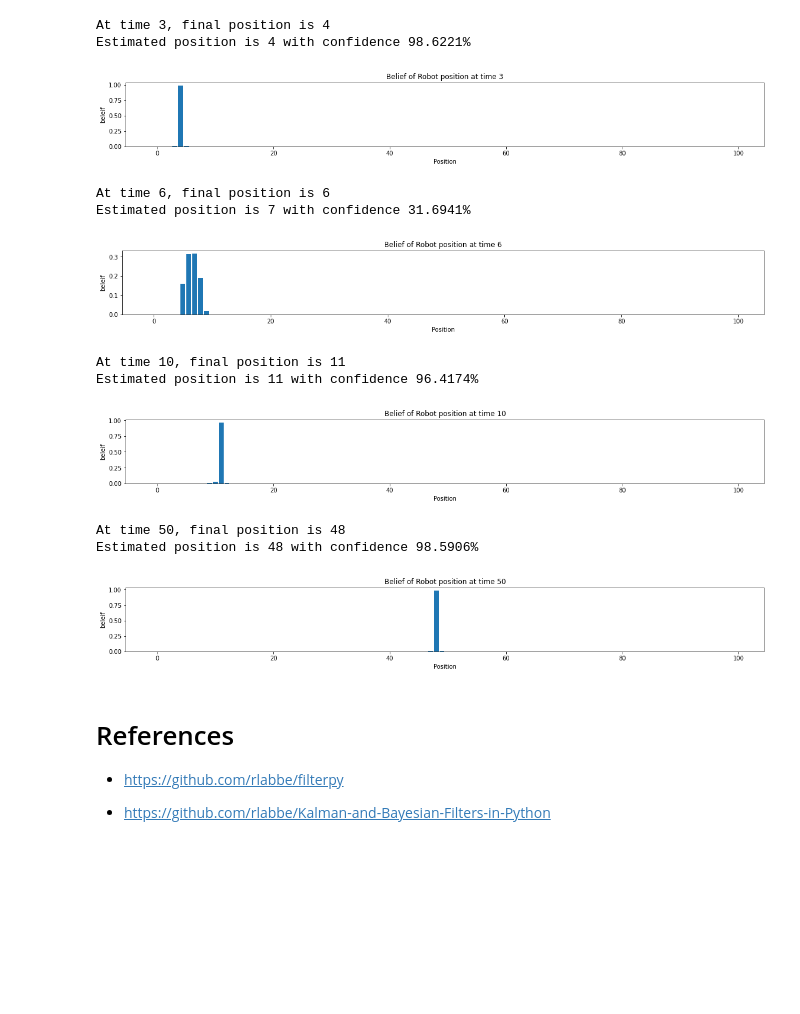
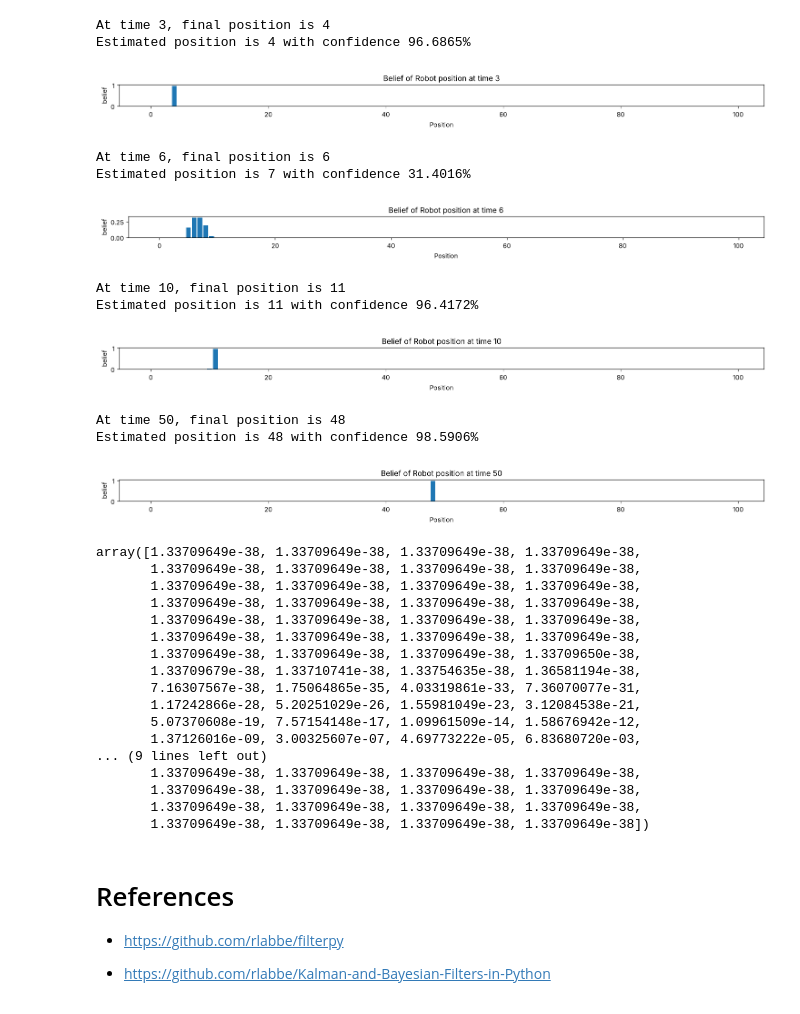
Before and after one commit to nykabhishek/robot-localization-algorithms, a Jupyter notebook: monte_carlo_localization.ipynb, the cells around one changed output. Drawn from its saved outputs; the diff is of its cells as text; code cells hidden in the pictures; blank space fills up the shorter version.

```diff
--- a/monte_carlo_localization.ipynb
+++ b/monte_carlo_localization.ipynb
@@ -46,17 +38,19 @@ class Robot(object):
     def move(self, distance=1):
         """ Movement in the specified direction with a chance of error"""
 
-        self.pos += distance
         ''' Assigning random movement according to kernel probabilities '''
         r = random.random()
         s = 0
-        offset = -(len(self.kernel) - 1) / 2  #Determine the move step (= 1 in this case)
+        offset = -((len(self.kernel) - 1) // 2)  #Determine the move step (= 1 in this case)
         for k in self.kernel:
             s += k
             if r <= s:
                 break
             offset += 1
-        self.pos = int((self.pos + offset) % self.track_len)
+        else:
+            ''' Rounding errors left r above the cumulative sum, use the last kernel entry '''
+            offset -= 1
+        self.pos = (self.pos + distance + offset) % self.track_len
         return self.pos
 
     def sense(self):
@@ -89,10 +83,8 @@ def train_filter(iterations, kernel, sensor_accuracy,
     """ Path for the Robot """
     track = np.arange(100)
 
-    """ Prior probability for Robot Position """
-    prior = np.array([sensor_accuracy] + [int((1-sensor_accuracy)/len(track))]*99)
-    posterior = prior[:]
-    normalize(prior)
+    """ Prior probability for Robot Position (the robot does not know where it starts) """
+    posterior = normalize(np.ones(len(track)))
 
     robot = Robot(len(track), kernel, sensor_accuracy)
     for i in range(iterations):
@@ -109,7 +101,7 @@ def train_filter(iterations, kernel, sensor_accuracy,
         index = np.argmax(posterior)
 
         if do_print and robot_history:
-            print(f'time {i}: pos {robot.pos}, sensed {measurement}, at position {track[robot.pos]}')
+            print(f'time {i}: pos {robot.pos}, sensed {measurement}')
             conf = posterior[index] * 100
             print(f'          estimated position is {index} with confidence {conf:.4f}%')
 
@@ -119,54 +111,70 @@ def train_filter(iterations, kernel, sensor_accuracy,
         index = np.argmax(posterior)
         print('''Estimated position is {} with confidence {:.4f}%'''.format(index, posterior[index]*100))
 
-    fig = plt.figure()
-    ax = fig.add_axes([0,0,1,1])
+    fig, ax = plt.subplots()
     ax.bar(track, posterior)
-    ax.set_ylabel('beleif')
+    ax.set_ylabel('belief')
     ax.set_xlabel('Position')
     ax.set_title(f'Belief of Robot position at time {i}')
+    fig.tight_layout()
     plt.show()
 
-    # return posterior
+    return posterior
 # %%
 ''' Track specifications and Robot specifications '''
-track = np.arange(0,100)
 move_0 = 0.05
 move_1 = 0.9
 move_2 = 0.05
 sensor_accuracy = 0.9
 
 #Probability of robot movement
 kernel = [move_0, move_1, move_2]
 
 
 random.seed(1)
 
 #Times for estimating Robot movement (time starts at 0 when the Robot is at position 1)
 time_step = 3
 train_filter(time_step+1, kernel, sensor_accuracy=.9, move_distance=1, do_print=True, robot_history=False)
 
 time_step = 6
 train_filter(time_step+1, kernel, sensor_accuracy=.9, move_distance=1, do_print=True, robot_history=False)
 
 time_step = 10
 train_filter(time_step+1, kernel, sensor_accuracy=.9, move_distance=1, do_print=True, robot_history=False)
 
 time_step = 50
 train_filter(time_step+1, kernel, sensor_accuracy=.9, move_distance=1, do_print=True, robot_history=False)
 # %% [output]
 At time 3, final position is 4
-Estimated position is 4 with confidence 98.6221%
+Estimated position is 4 with confidence 96.6865%
-[figure, old version]
+[figure, new version]
 At time 6, final position is 6
-Estimated position is 7 with confidence 31.6941%
+Estimated position is 7 with confidence 31.4016%
-[figure, old version]
+[figure, new version]
 At time 10, final position is 11
-Estimated position is 11 with confidence 96.4174%
+Estimated position is 11 with confidence 96.4172%
-[figure, old version]
+[figure, new version]
 At time 50, final position is 48
 Estimated position is 48 with confidence 98.5906%
-[figure, old version]
+[figure, new version]
+array([1.33709649e-38, 1.33709649e-38, 1.33709649e-38, 1.33709649e-38,
+       1.33709649e-38, 1.33709649e-38, 1.33709649e-38, 1.33709649e-38,
+       1.33709649e-38, 1.33709649e-38, 1.33709649e-38, 1.33709649e-38,
+       1.33709649e-38, 1.33709649e-38, 1.33709649e-38, 1.33709649e-38,
+       1.33709649e-38, 1.33709649e-38, 1.33709649e-38, 1.33709649e-38,
+       1.33709649e-38, 1.33709649e-38, 1.33709649e-38, 1.33709649e-38,
+       1.33709649e-38, 1.33709649e-38, 1.33709649e-38, 1.33709650e-38,
+       1.33709679e-38, 1.33710741e-38, 1.33754635e-38, 1.36581194e-38,
+       7.16307567e-38, 1.75064865e-35, 4.03319861e-33, 7.36070077e-31,
+       1.17242866e-28, 5.20251029e-26, 1.55981049e-23, 3.12084538e-21,
+       5.07370608e-19, 7.57154148e-17, 1.09961509e-14, 1.58676942e-12,
+       1.37126016e-09, 3.00325607e-07, 4.69773222e-05, 6.83680720e-03,
+... (9 lines left out)
+       1.33709649e-38, 1.33709649e-38, 1.33709649e-38, 1.33709649e-38,
+       1.33709649e-38, 1.33709649e-38, 1.33709649e-38, 1.33709649e-38,
+       1.33709649e-38, 1.33709649e-38, 1.33709649e-38, 1.33709649e-38,
+       1.33709649e-38, 1.33709649e-38, 1.33709649e-38, 1.33709649e-38])
 # %% [markdown]
 # References
 
```
Also changed, not shown: parts of 3 cells of this notebook, 5 other files.
